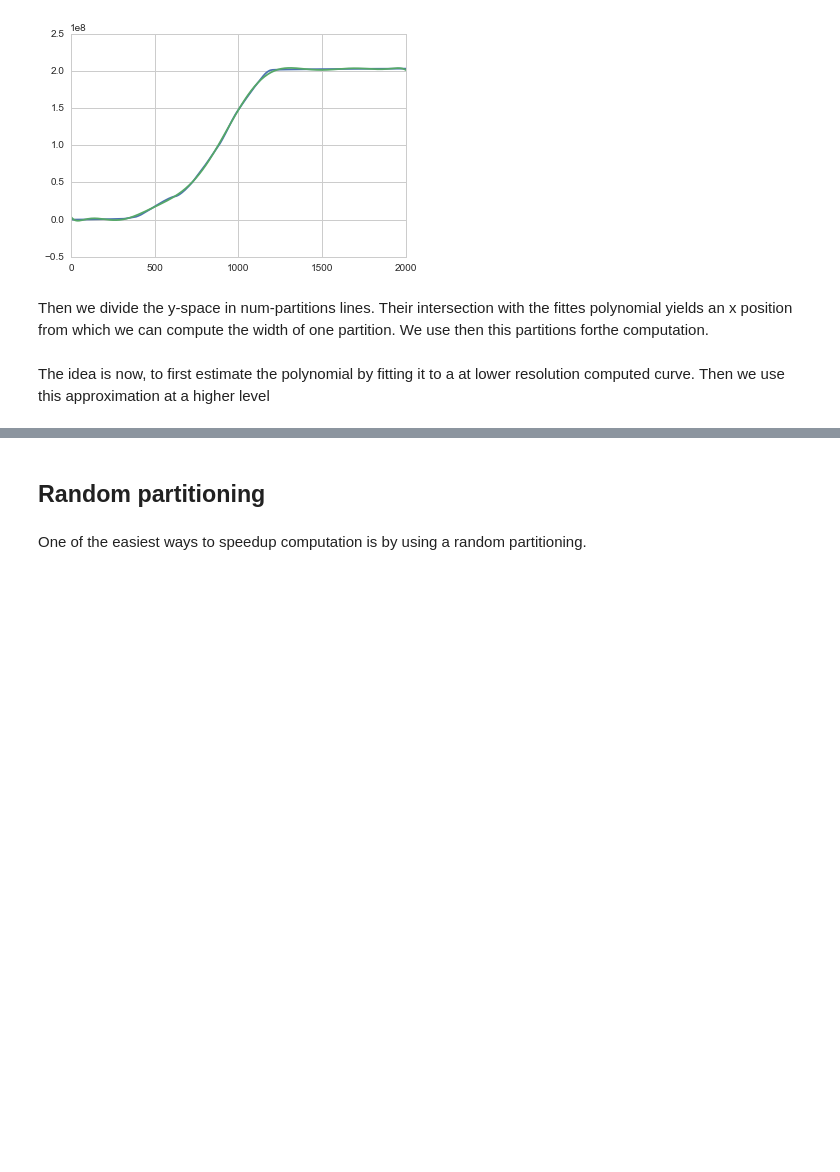
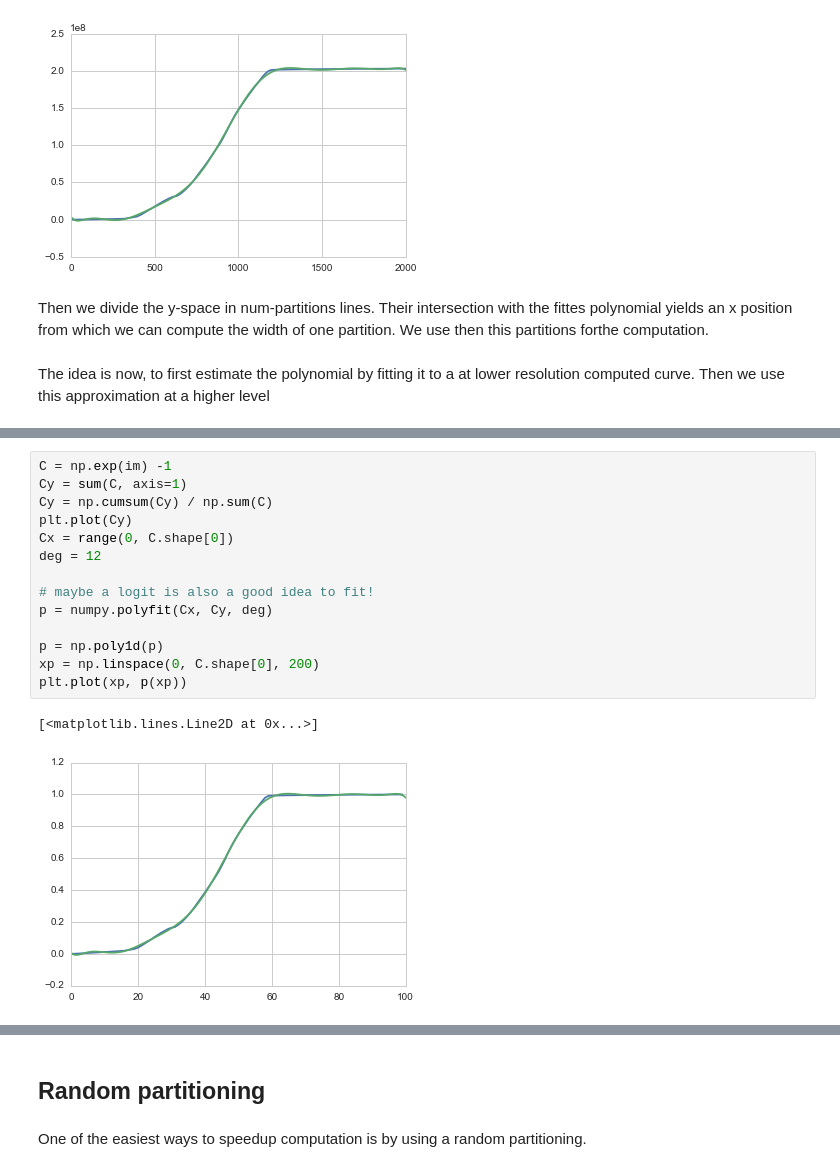
Before and after one commit to harvard-cs205/cs205-homework, a Jupyter notebook: HW1/P2/Problem2.ipynb, the cells around one changed output, grey strips where cells are left out. Saved outputs shown, nothing was run; the diff lists cells and outputs as text; blank space fills up the shorter version.

```diff
--- a/HW1/P2/Problem2.ipynb
+++ b/HW1/P2/Problem2.ipynb
@@ -135,0 +165,17 @@ The idea is now, to first estimate the polynomial by fitting it to a at lower re
+# %%
+C = np.exp(im) -1
+Cy = sum(C, axis=1)
+Cy = np.cumsum(Cy) / np.sum(C)
+plt.plot(Cy)
+Cx = range(0, C.shape[0])
+deg = 12
+
+# maybe a logit is also a good idea to fit!
+p = numpy.polyfit(Cx, Cy, deg)
+
+p = np.poly1d(p)
+xp = np.linspace(0, C.shape[0], 200)
+plt.plot(xp, p(xp))
+# %% [output]
+[<matplotlib.lines.Line2D at 0x...>]
+[figure, added]
```
Also changed, not shown: parts of 11 cells of this notebook, 4 other files.
